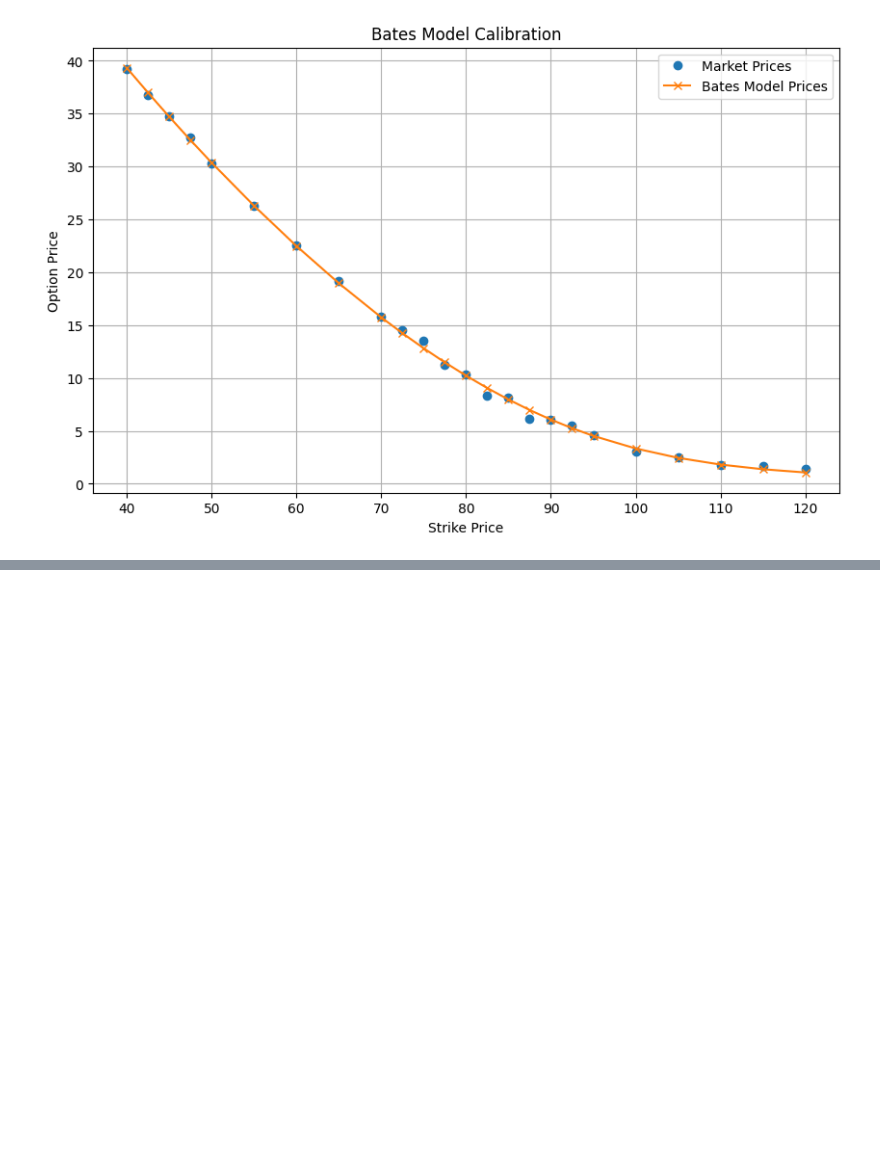
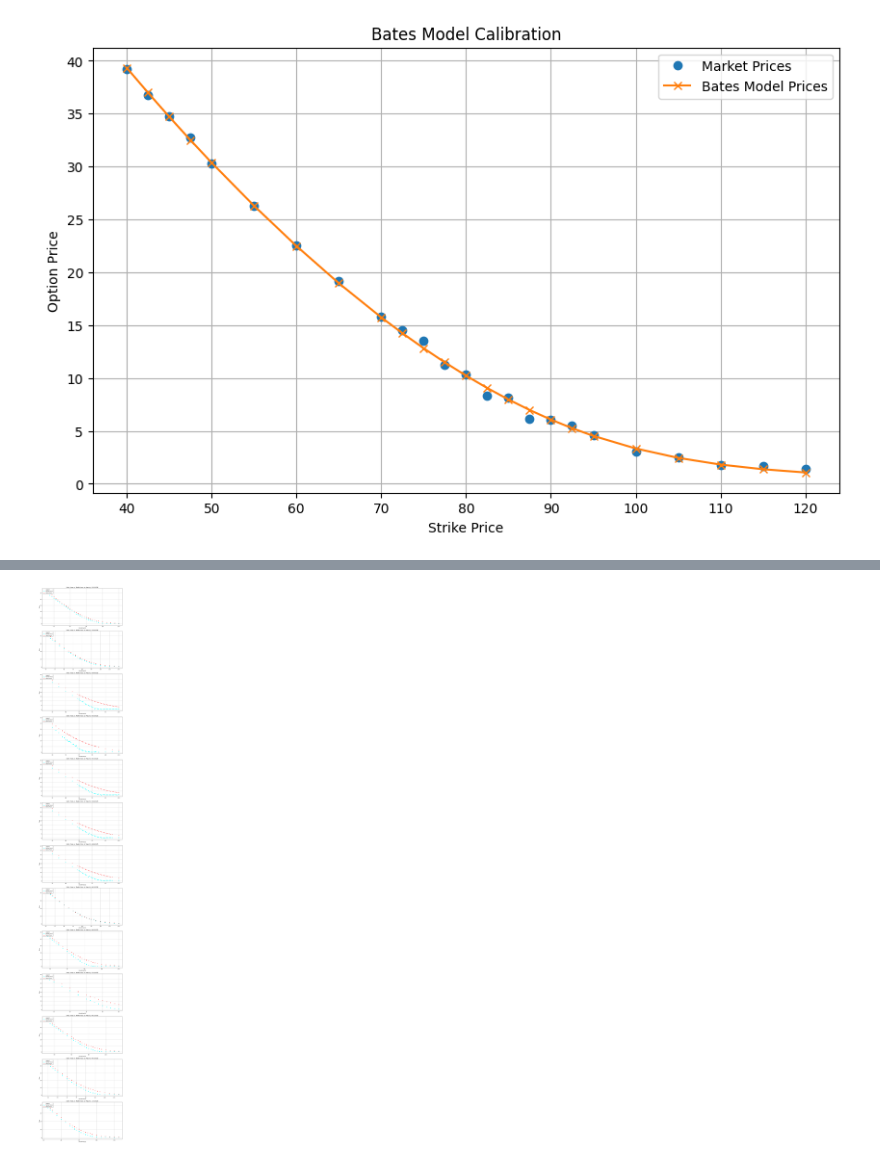
Before and after one commit to MichaelCarloH/bonus-certificate-bates-hedging, a Jupyter notebook: notebooks/bc_pricing.ipynb, the cells around one changed output, grey strips where cells are left out. Cells and saved outputs as stored; diff of their text form; code cells hidden in the pictures; blank space fills up the shorter version.

```diff
--- a/notebooks/bc_pricing.ipynb
+++ b/notebooks/bc_pricing.ipynb
@@ -166,0 +275,32 @@ plt.show()
+# %%
+# Create a single figure with subplots for all maturities
+num_maturities = len(processor.data_by_maturity)
+fig, axes = plt.subplots(num_maturities, 1, figsize=(12, 6 * num_maturities))
+
+# Iterate over each maturity and plot the Bates price for each strike
+for ax, (maturity, df) in zip(axes, processor.data_by_maturity.items()):
+    strikes = df['Strike']
+    mid_prices = (df['Bid_Call'] + df['Ask_Call']) / 2
+
+    # Calculate Bates prices for each strike
+    bates_prices = BatesModel(S0, r, q, global_params['V0'], global_params['kappa'], global_params['eta'], global_params['theta'], global_params['rho'], T, strikes=strikes,
+                            jump_intensity=global_params['jump_intensity'], jump_mean=global_params['jump_mean'], jump_stddev=global_params['jump_stddev']).price_options()
+
+    # Plot mid prices
+    ax.scatter(strikes, mid_prices, label='Market Prices', color='cyan', marker='o')
+
+    # Plot Bates prices with small red stars
+    ax.scatter(strikes, bates_prices, label='Bates Prices', color='red', marker='*')
+
+    # Add labels and title
+    ax.set_xlabel('Strike Price (K)')
+    ax.set_ylabel('Price')
+    ax.set_title(f'Bates Prices vs Market Prices for Maturity {maturity}')
+    ax.legend(title='Legend', loc='upper left', fancybox=True, shadow=True)
+    ax.grid(True)
+
+# Adjust layout
+plt.tight_layout()
+plt.show()
+# %% [output]
+[figure, added]
```
Also changed, not shown: parts of 10 cells of this notebook, 4 other files.
